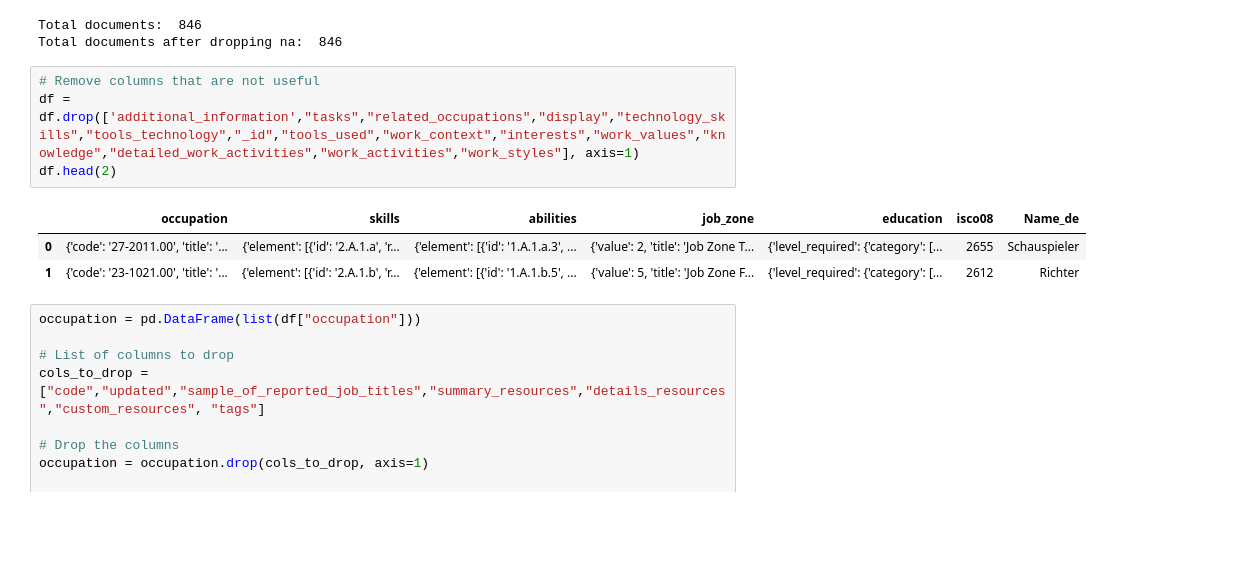
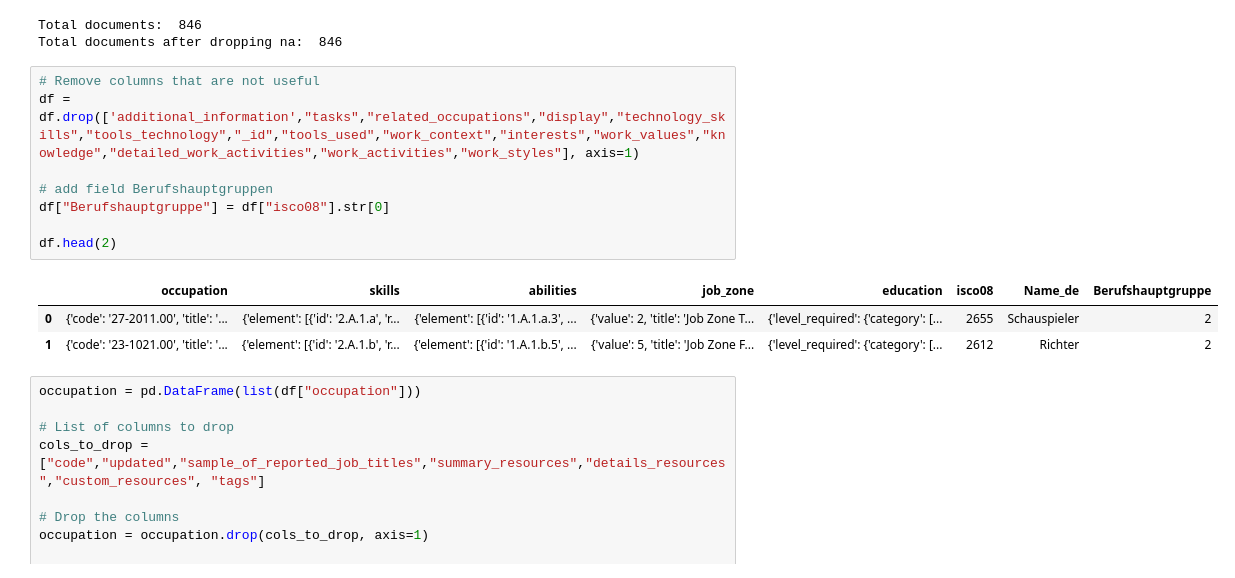
Before and after one commit to joergjan/bachelorarbeit, a Jupyter notebook: 04_feature_engineering.ipynb, the cells around one changed output. Saved outputs shown, nothing was run; the diff lists cells and outputs as text; blank space fills up the shorter version.

Commit message:
berufshauptgruppe added

```diff
--- a/04_feature_engineering.ipynb
+++ b/04_feature_engineering.ipynb
@@ -64,11 +64,15 @@ Total documents after dropping na:  846
 # %%
 # Remove columns that are not useful
 df = df.drop(['additional_information',"tasks","related_occupations","display","technology_skills","tools_technology","_id","tools_used","work_context","interests","work_values","knowledge","detailed_work_activities","work_activities","work_styles"], axis=1)
+
+# add field Berufshauptgruppen
+df["Berufshauptgruppe"] = df["isco08"].str[0]
+
 df.head(2)
 # %% [output]
-|  | occupation | skills | abilities | job_zone | education | isco08 | Name_de |
-| 0 | {'code': '27-2011.00', 'title': '... | {'element': [{'id': '2.A.1.a', 'r... | {'element': [{'id': '1.A.1.a.3', ... | {'value': 2, 'title': 'Job Zone T... | {'level_required': {'category': [... | 2655 | Schauspieler |
-| 1 | {'code': '23-1021.00', 'title': '... | {'element': [{'id': '2.A.1.b', 'r... | {'element': [{'id': '1.A.1.b.5', ... | {'value': 5, 'title': 'Job Zone F... | {'level_required': {'category': [... | 2612 | Richter |
+|  | occupation | skills | abilities | job_zone | education | isco08 | Name_de | Berufshauptgruppe |
+| 0 | {'code': '27-2011.00', 'title': '... | {'element': [{'id': '2.A.1.a', 'r... | {'element': [{'id': '1.A.1.a.3', ... | {'value': 2, 'title': 'Job Zone T... | {'level_required': {'category': [... | 2655 | Schauspieler | 2 |
+| 1 | {'code': '23-1021.00', 'title': '... | {'element': [{'id': '2.A.1.b', 'r... | {'element': [{'id': '1.A.1.b.5', ... | {'value': 5, 'title': 'Job Zone F... | {'level_required': {'category': [... | 2612 | Richter | 2 |
 # %%
 occupation = pd.DataFrame(list(df["occupation"]))
 
```
Also changed, not shown: parts of 6 cells of this notebook, 1 other file.
